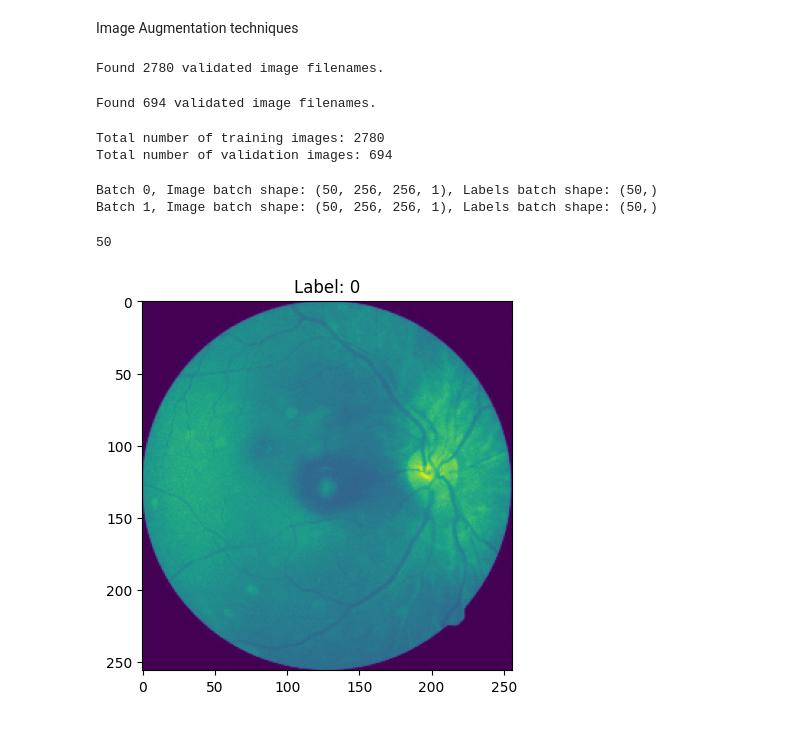
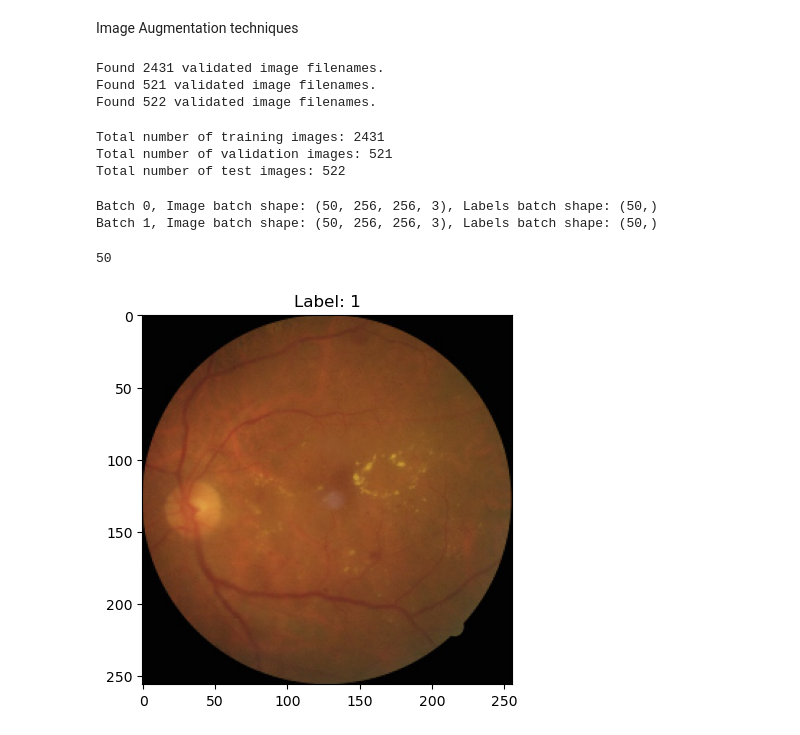
Before and after one commit to SiyungCho/Diabetic-Retinopathy-Detection, a Jupyter notebook: clean_notebook.ipynb, the cells around one changed output. Cells and saved outputs as stored; diff of their text form; code cells hidden in the pictures.

```diff
--- a/clean_notebook.ipynb
+++ b/clean_notebook.ipynb
@@ -263,3 +260,5 @@ print_unique_counts(unique_counts)
 [figure]
 # %% [markdown]
 <p>Image Augmentation techniques</p>
+# %%
+train_df, temp_df = train_test_split(labels_df, test_size=0.3, random_state=42)
@@ -266,56 +267,47 @@ print_unique_counts(unique_counts)
 # %%
-Train_Generator = ImageDataGenerator(rescale=1./255,
-                                    horizontal_flip=True,
-                                    vertical_flip=True,
-                                    validation_split=0.2)
+train_datagen = ImageDataGenerator(rescale=1./255, horizontal_flip=True, vertical_flip=True)
+validation_datagen = ImageDataGenerator(rescale=1./255)
+test_datagen = ImageDataGenerator(rescale=1./255)
-# %%
-Train_IMG_Set = Train_Generator.flow_from_dataframe(dataframe=labels_df,
-                                                   x_col="filename",
-                                                   y_col="label",
-                                                   color_mode="grayscale",
-                                                   class_mode="raw",
-                                                   batch_size = 50,
-                                                   subset="training")
-# %% [output]
-Found 2780 validated image filenames.
-# %%
-validation_IMG_Set = Train_Generator.flow_from_dataframe(dataframe=labels_df,
-                                                   x_col="filename",
-                                                   y_col="label",
-                                                   color_mode="grayscale",
-                                                   class_mode="raw",
-                                                   batch_size = 50,
-                                                   subset="validation")
-# %% [output]
-Found 694 validated image filenames.
+# %%
+train_generator = train_datagen.flow_from_dataframe(dataframe=train_df, x_col="filename", y_col="label", color_mode="rgb", class_mode="raw", batch_size=50)
+validation_generator = validation_datagen.flow_from_dataframe(dataframe=validation_df, x_col="filename", y_col="label", color_mode="rgb", class_mode="raw", batch_size=50)
+test_generator = test_datagen.flow_from_dataframe(dataframe=test_df, x_col="filename", y_col="label", color_mode="rgb", class_mode="raw", batch_size=50)
+# %% [output]
+Found 2431 validated image filenames.
+Found 521 validated image filenames.
+Found 522 validated image filenames.
 # %%
-total_train_images = Train_IMG_Set.n
+total_train_images = train_generator.n
 print(f"Total number of training images: {total_train_images}")
 
-total_validation_images = validation_IMG_Set.n
+total_validation_images = validation_generator.n
 print(f"Total number of validation images: {total_validation_images}")
+
+total_test_images = test_generator.n
+print(f"Total number of test images: {total_test_images}")
 # %% [output]
-Total number of training images: 2780
-Total number of validation images: 694
+Total number of training images: 2431
+Total number of validation images: 521
+Total number of test images: 522
 # %%
-for i, (images, labels) in enumerate(Train_IMG_Set):
+for i, (images, labels) in enumerate(train_generator):
     print(f"Batch {i}, Image batch shape: {images.shape}, Labels batch shape: {labels.shape}")
     if i == 1:
         break
 # %% [output]
-Batch 0, Image batch shape: (50, 256, 256, 1), Labels batch shape: (50,)
-Batch 1, Image batch shape: (50, 256, 256, 1), Labels batch shape: (50,)
+Batch 0, Image batch shape: (50, 256, 256, 3), Labels batch shape: (50,)
+Batch 1, Image batch shape: (50, 256, 256, 3), Labels batch shape: (50,)
 # %%
-images, labels = next(Train_IMG_Set)
+images, labels = next(train_generator)
 print(len(images))
 
 for i in range(1):
     plt.imshow(images[i])
     plt.title(f"Label: {labels[i]}")
     plt.show()
 # %% [output]
 50
-[figure, old version]
+[figure, new version]
 # %%
 # Initialize lists to store the images and labels
 train_images = []
```
Also changed, not shown: parts of 14 cells of this notebook.
